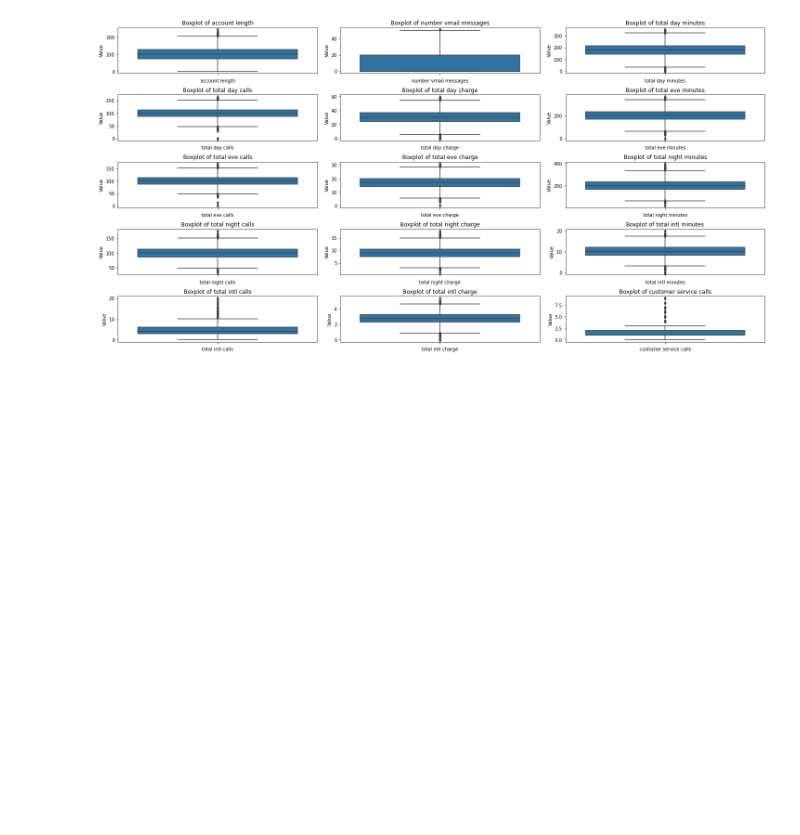
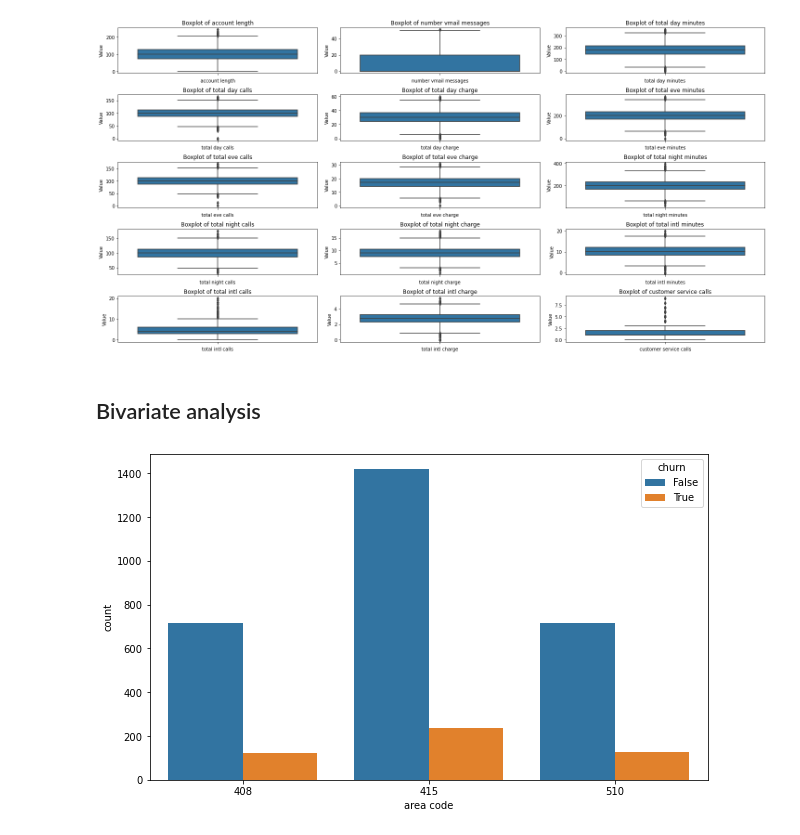
Before and after one commit to Firdosamohamed/dsc_phase3_project_, a Jupyter notebook: customer_churn_analysis.ipynb, the cells around one changed output. Cells and saved outputs as stored; diff of their text form; code cells hidden in the pictures; blank space fills up the shorter version.

Commit message:
Bivariate Analysis

```diff
--- a/customer_churn_analysis.ipynb
+++ b/customer_churn_analysis.ipynb
@@ -273,3 +273,10 @@ def remove_outliers(df, columns):
         df_no_outliers.loc[outliers, column] = df[column].median()
     return df_no_outliers
 df_no_outliers = remove_outliers(df, num_columns)
+# %% [markdown]
+## Bivariate analysis
+# %%
+plt.figure(figsize=(10,6))
+sns.countplot(data=df, x='area code', hue='churn');
+# %% [output]
+[figure, added]
```
Also changed, not shown: parts of 4 cells of this notebook.
